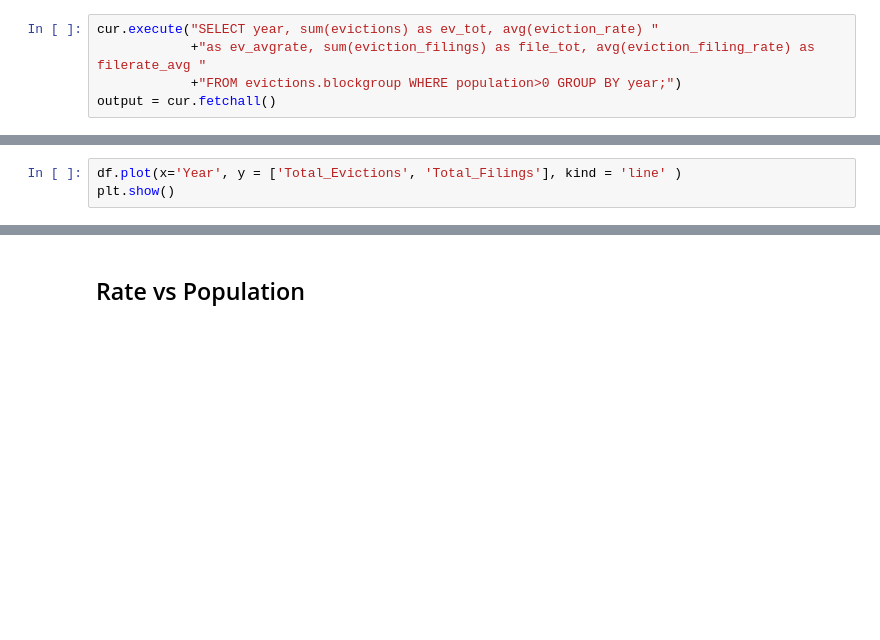
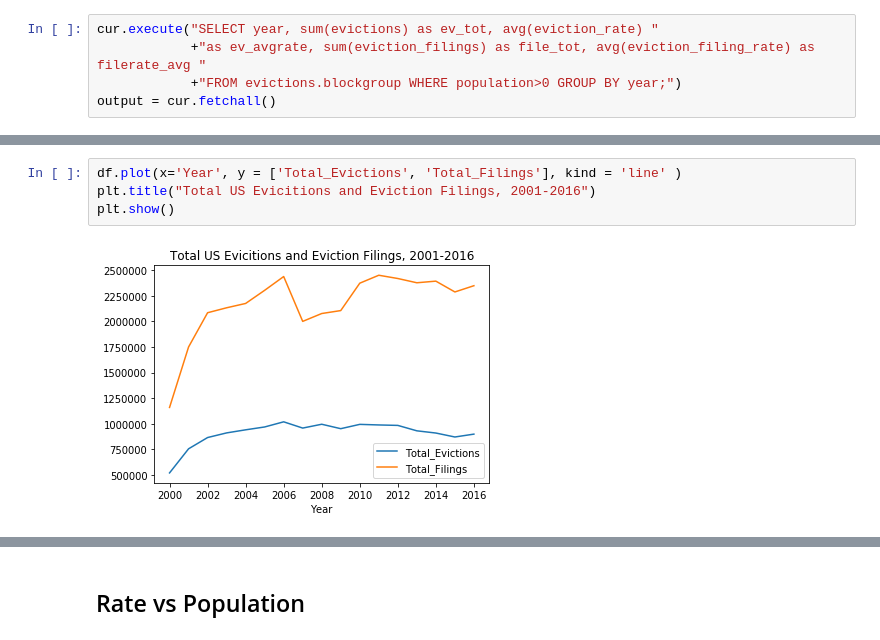
Before and after one commit to justincohler/evictions-learn, a Jupyter notebook: src/analysis/Eviction Charts for Proposal.ipynb, the cells around one changed output, grey strips where cells are left out. Saved outputs shown, nothing was run; the diff lists cells and outputs as text; blank space fills up the shorter version.

Commit message:
charts update

```diff
--- a/src/analysis/Eviction Charts for Proposal.ipynb
+++ b/src/analysis/Eviction Charts for Proposal.ipynb
@@ -295,6 +314,9 @@ df
 # %%
 df.plot(x='Year', y = ['Total_Evictions', 'Total_Filings'], kind = 'line' )
+plt.title("Total US Evicitions and Eviction Filings, 2001-2016")
 plt.show()
+# %% [output]
+[figure, added]
 # %%
 df.plot(x='Year', y = ['Avg_Eviction_Rate', 'Total_Eviction_Rate'], kind = 'line' )
 plt.show()
```
Also changed, not shown: parts of 3 cells of this notebook, 1 other file.
